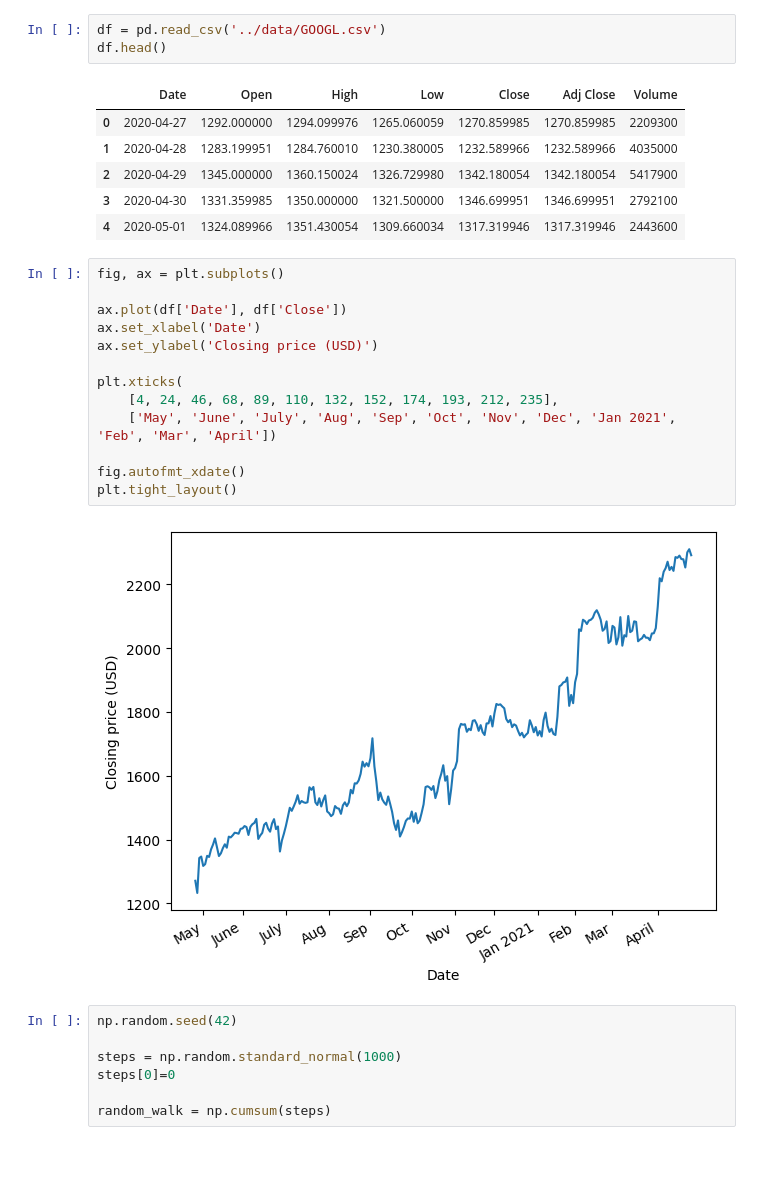
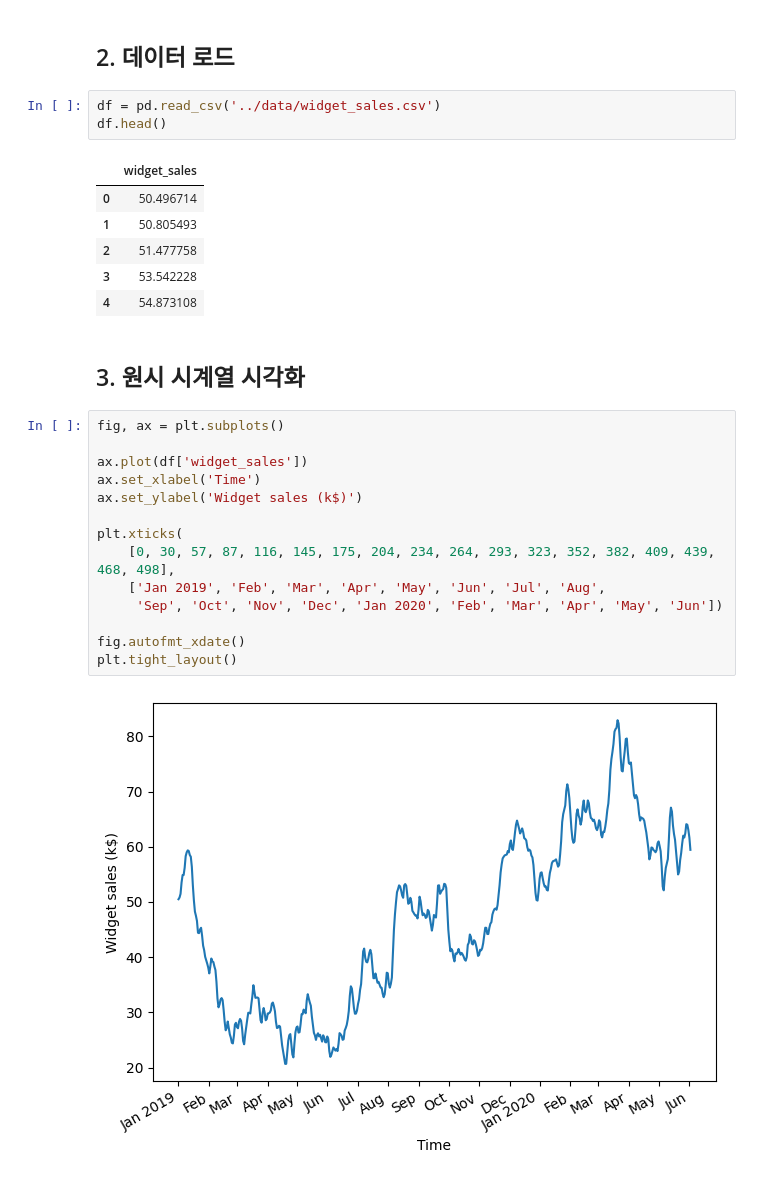
Before and after one commit to oksjjj/skada, a Jupyter notebook: excercise/ACF.ipynb, the cells around one changed output. Cells and saved outputs as stored; diff of their text form.

```diff
--- a/excercise/ACF.ipynb
+++ b/excercise/ACF.ipynb
@@ -12,32 +46,30 @@ warnings.filterwarnings('ignore')
+# %% [markdown]
+## 2. 데이터 로드
 # %%
-df = pd.read_csv('../data/GOOGL.csv')
+df = pd.read_csv('../data/widget_sales.csv')
 df.head()
 # %% [output]
-|  | Date | Open | High | Low | Close | Adj Close | Volume |
-| 0 | 2020-04-27 | 1292.000000 | 1294.099976 | 1265.060059 | 1270.859985 | 1270.859985 | 2209300 |
-| 1 | 2020-04-28 | 1283.199951 | 1284.760010 | 1230.380005 | 1232.589966 | 1232.589966 | 4035000 |
-| 2 | 2020-04-29 | 1345.000000 | 1360.150024 | 1326.729980 | 1342.180054 | 1342.180054 | 5417900 |
-| 3 | 2020-04-30 | 1331.359985 | 1350.000000 | 1321.500000 | 1346.699951 | 1346.699951 | 2792100 |
-| 4 | 2020-05-01 | 1324.089966 | 1351.430054 | 1309.660034 | 1317.319946 | 1317.319946 | 2443600 |
+|  | widget_sales |
+| 0 | 50.496714 |
+| 1 | 50.805493 |
+| 2 | 51.477758 |
+| 3 | 53.542228 |
+| 4 | 54.873108 |
+# %% [markdown]
+## 3. 원시 시계열 시각화
 # %%
 fig, ax = plt.subplots()
 
-ax.plot(df['Date'], df['Close'])
-ax.set_xlabel('Date')
-ax.set_ylabel('Closing price (USD)')
+ax.plot(df['widget_sales'])
+ax.set_xlabel('Time')
+ax.set_ylabel('Widget sales (k$)')
 
 plt.xticks(
-    [4, 24, 46, 68, 89, 110, 132, 152, 174, 193, 212, 235],
-    ['May', 'June', 'July', 'Aug', 'Sep', 'Oct', 'Nov', 'Dec', 'Jan 2021', 'Feb', 'Mar', 'April'])
+    [0, 30, 57, 87, 116, 145, 175, 204, 234, 264, 293, 323, 352, 382, 409, 439, 468, 498],
+    ['Jan 2019', 'Feb', 'Mar', 'Apr', 'May', 'Jun', 'Jul', 'Aug',
+     'Sep', 'Oct', 'Nov', 'Dec', 'Jan 2020', 'Feb', 'Mar', 'Apr', 'May', 'Jun'])
 
 fig.autofmt_xdate()
 plt.tight_layout()
 # %% [output]
-[figure, old version]
+[figure, new version]
-# %%
-np.random.seed(42)
-
-steps = np.random.standard_normal(1000)
-steps[0]=0
-
-random_walk = np.cumsum(steps)
```
Also changed, not shown: parts of 21 cells of this notebook, 1 other file.
